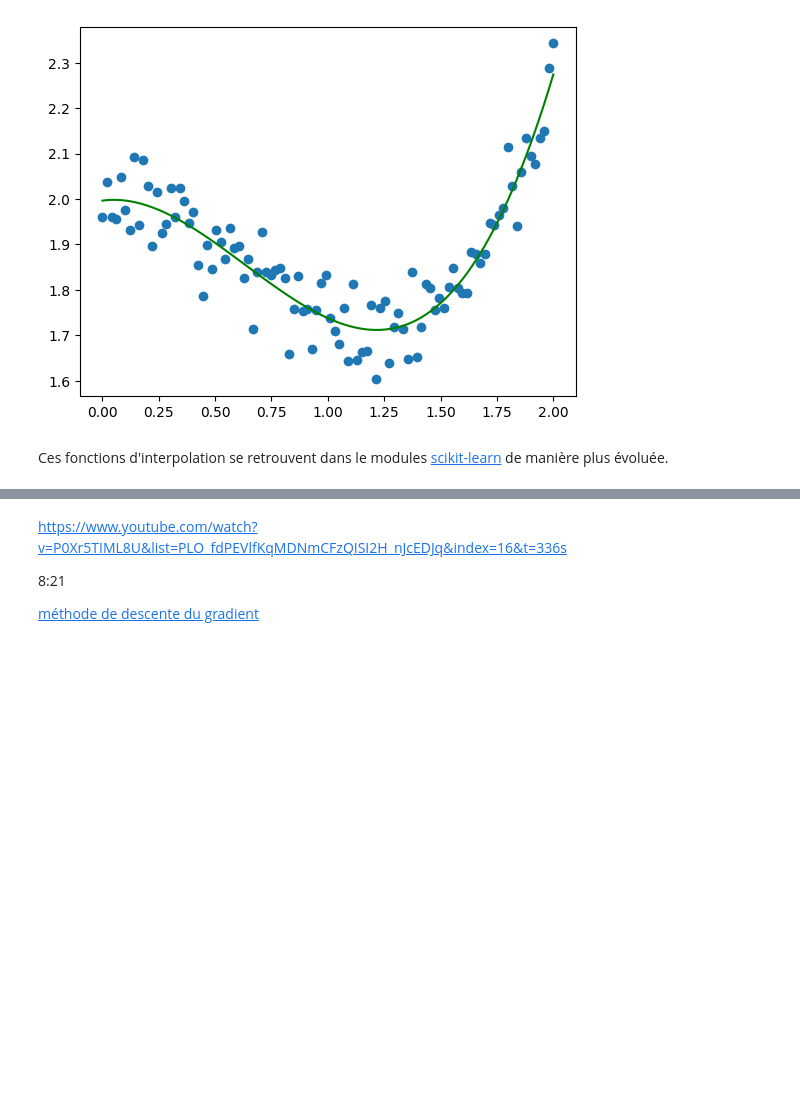
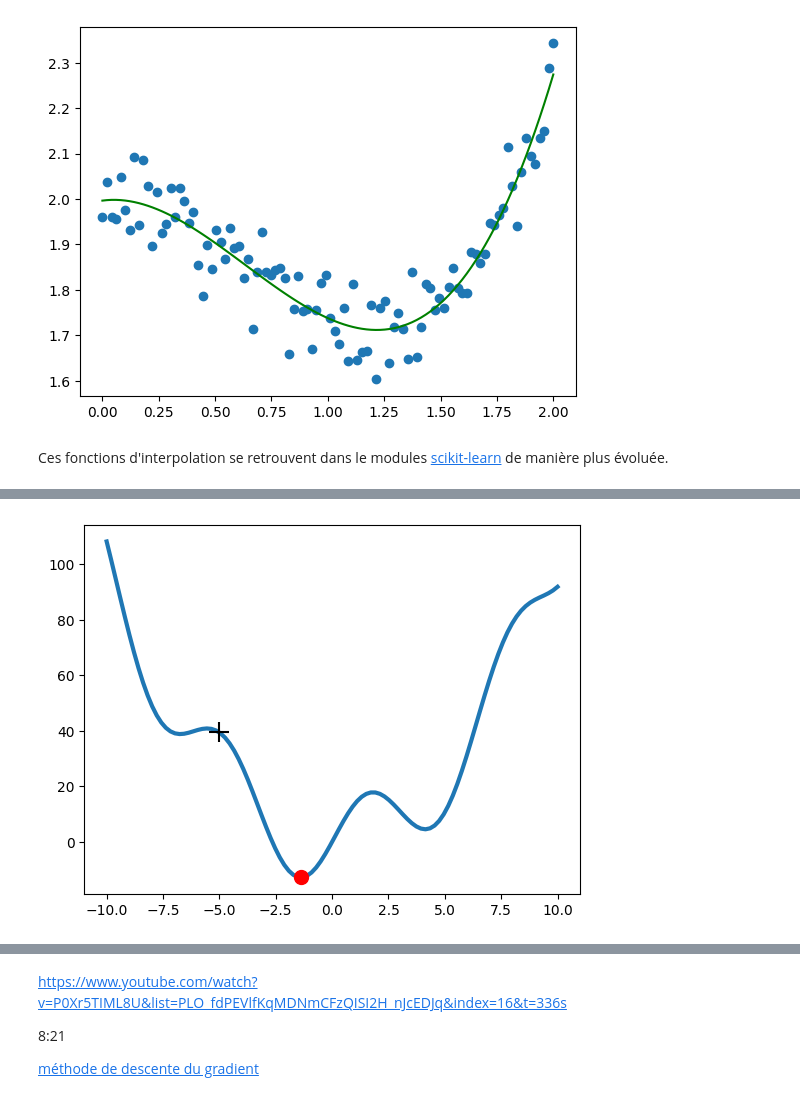
Before and after one commit to mat90hub/python_par_jupyter, a Jupyter notebook: 02_std_ext/02_scipy.ipynb, the cells around one changed output, grey strips where cells are left out. Cells and saved outputs as stored; diff of their text form; code cells hidden in the pictures; blank space fills up the shorter version.

Commit message:
scipy

```diff
--- a/02_std_ext/02_scipy.ipynb
+++ b/02_std_ext/02_scipy.ipynb
@@ -118,0 +114,18 @@ plt.show()
+# %%
+from scipy.optimize import minimize
+
+def f(x):
+    return x**2 + 15*np.sin(x)
+
+x = np.linspace(-10, 10, 100)
+
+x0 = -5  # <- changer cette valeur entre -10 et 10 et renlancer
+
+plt.plot(x, f(x), lw=3, zorder = -1)
+x_start, y_start = x0, f(x0)
+x_min = minimize(f, x0=x_start).x[0]  # pour avoir un scalaire
+plt.scatter(x_start,y_start, color='black', s= 200, marker='+', zorder=1)
+plt.scatter(x_min,f(x_min), color='red', marker='o', zorder = 1, s= 100)
+plt.show()
+# %% [output]
+[figure, added]
```
Also changed, not shown: parts of 7 cells of this notebook.
